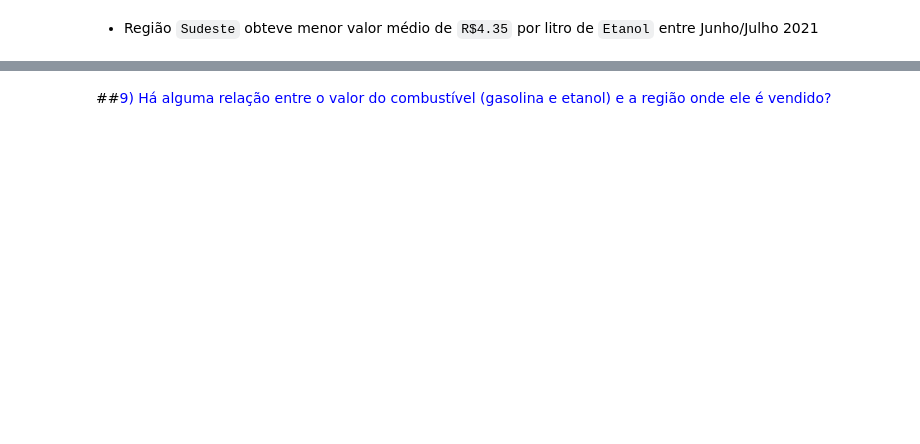
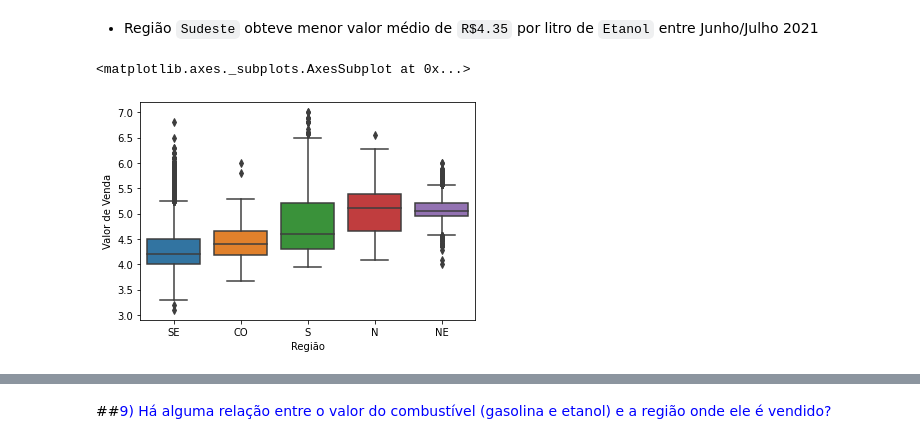
Before and after one commit to JulianoMata/Projeto_Final_Mod04_Resilia, a Jupyter notebook: grupo02_projeto_04.ipynb, the cells around one changed output, grey strips where cells are left out. Cells and saved outputs as stored; diff of their text form; code cells hidden in the pictures; blank space fills up the shorter version.

```diff
--- a/grupo02_projeto_04.ipynb
+++ b/grupo02_projeto_04.ipynb
@@ -1322,7 +1393,10 @@ grouped
 
 *   Região `Sudeste` obteve menor valor médio de `R$4.35` por litro de `Etanol` entre Junho/Julho 2021
 # %%
-sns.boxplot(x=etanol["Estado"], y=etanol["Valor de Venda"], order=grouped.index)
+sns.boxplot(x=etanol["Região"], y=etanol["Valor de Venda"], order=grouped.index)
+# %% [output]
+<matplotlib.axes._subplots.AxesSubplot at 0x...>
+[figure, added]
 # %%
 #Valor médio de todos combustíveis por Região
 combustiveis_regiao = combustiveis.groupby(["Região", 'Produto'])
```
Also changed, not shown: parts of 27 cells of this notebook.
